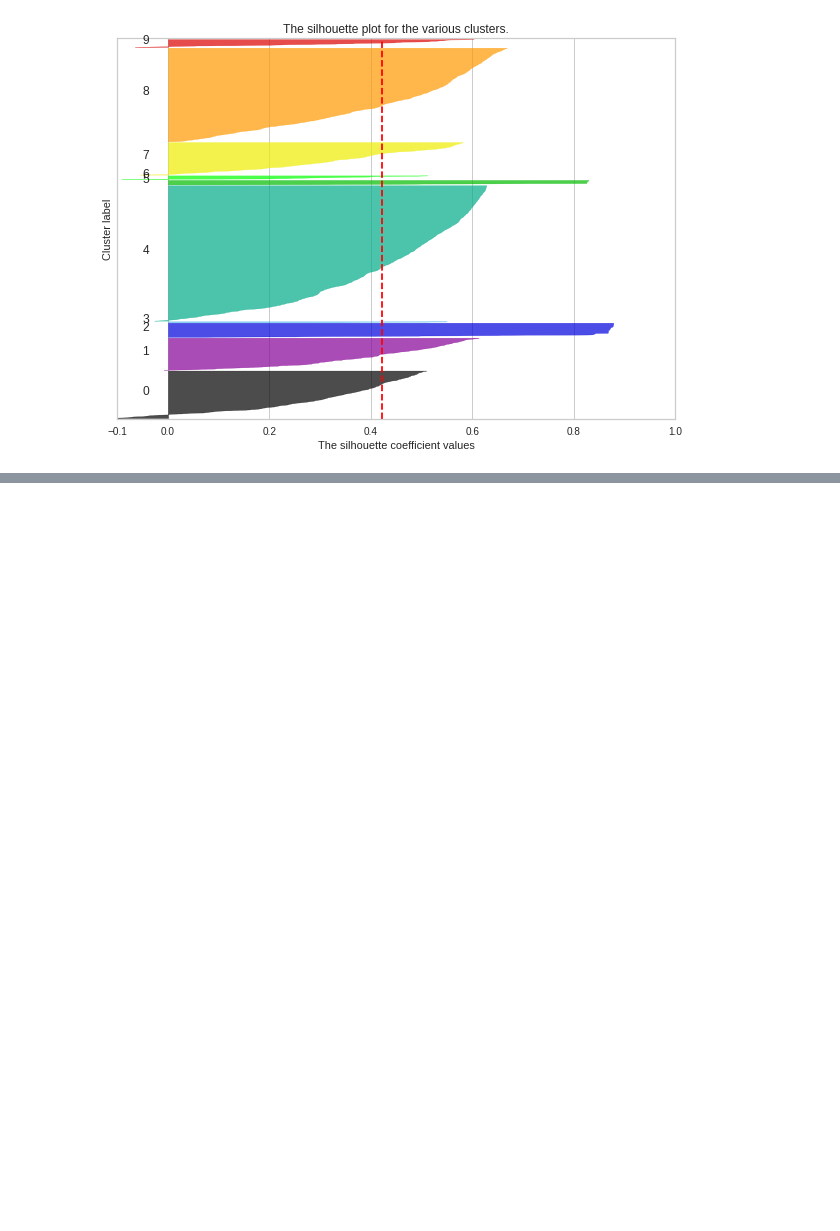
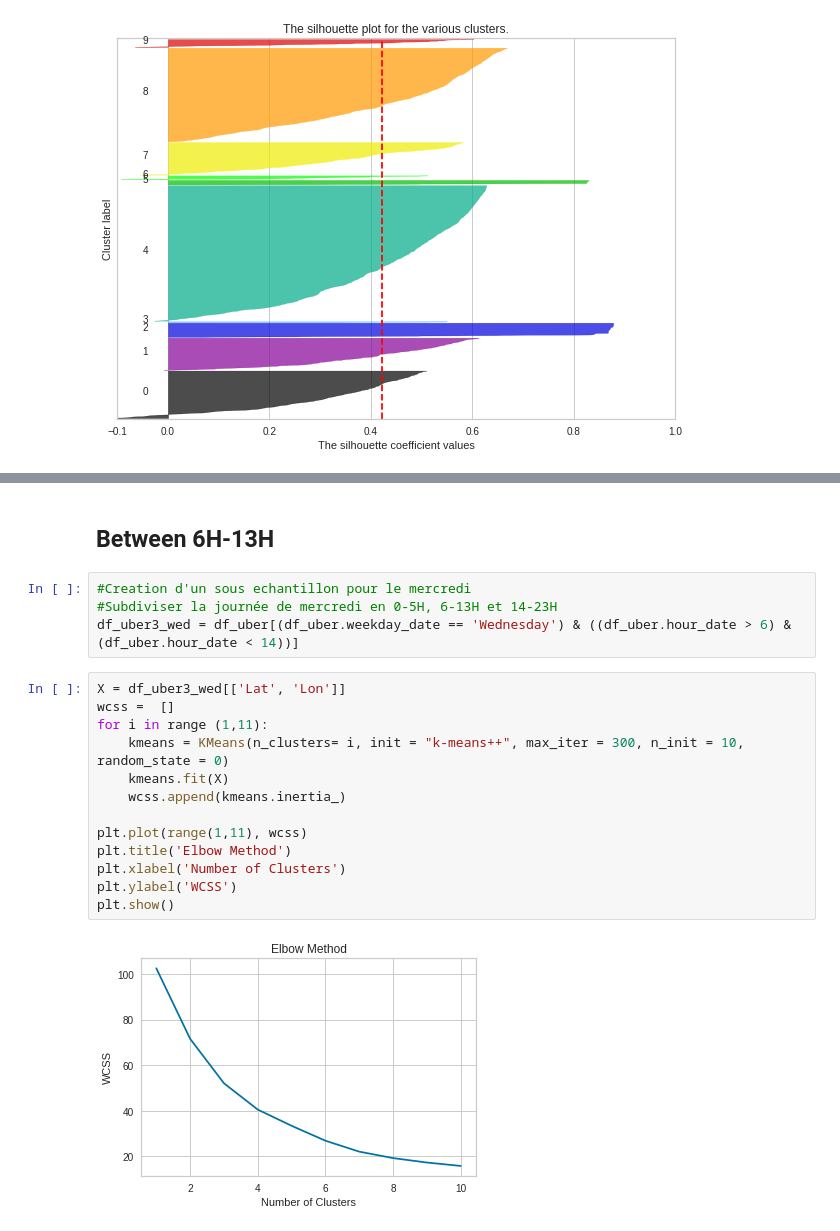
Before and after one commit to RegisOB/UberTrip, a Jupyter notebook: Python/Uber_Trip.ipynb, the cells around one changed output, grey strips where cells are left out. Cells and saved outputs as stored; diff of their text form; blank space fills up the shorter version.

Commit message:
Analyze uber trip data for wednesday

```diff
--- a/Python/Uber_Trip.ipynb
+++ b/Python/Uber_Trip.ipynb
@@ -611,0 +592,21 @@ show(p)
+# %% [markdown]
+## Between 6H-13H
+# %%
+#Creation d'un sous echantillon pour le mercredi
+#Subdiviser la journée de mercredi en 0-5H, 6-13H et 14-23H
+df_uber3_wed = df_uber[(df_uber.weekday_date == 'Wednesday') & ((df_uber.hour_date > 6) & (df_uber.hour_date < 14))]
+# %%
+X = df_uber3_wed[['Lat', 'Lon']]
+wcss =  []
+for i in range (1,11):
+    kmeans = KMeans(n_clusters= i, init = "k-means++", max_iter = 300, n_init = 10, random_state = 0)
+    kmeans.fit(X)
+    wcss.append(kmeans.inertia_)
+
+plt.plot(range(1,11), wcss)
+plt.title('Elbow Method')
+plt.xlabel('Number of Clusters')
+plt.ylabel('WCSS')
+plt.show()
+# %% [output]
+[figure, added]
```
Also changed, not shown: parts of 20 cells of this notebook.
